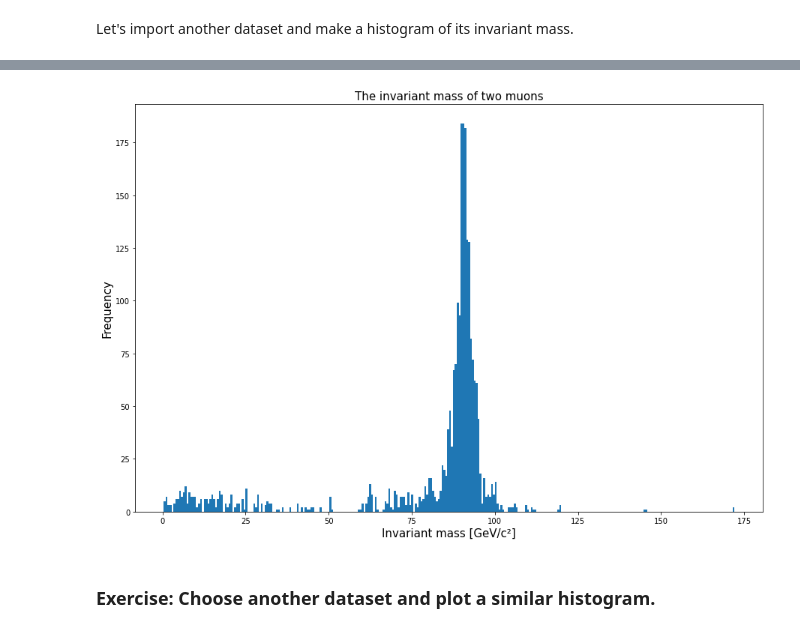
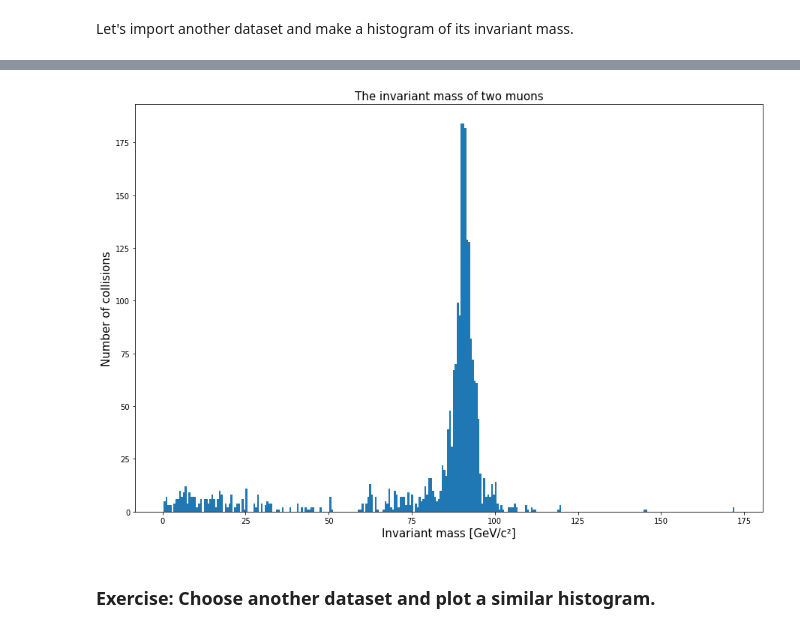
Before and after one commit to opendata-education/en_Workshops, a Jupyter notebook: content/exercises/jupyter-notebook-tutorial.ipynb, the cells around one changed output, grey strips where cells are left out. Drawn from its saved outputs; the diff is of its cells as text; code cells hidden in the pictures.

```diff
--- a/content/exercises/jupyter-notebook-tutorial.ipynb
+++ b/content/exercises/jupyter-notebook-tutorial.ipynb
@@ -146,22 +146,22 @@ two_muons.head()
 # %%
 #Save the invariant mass in a variable
 invariant_mass1 = two_muons['M']
 
 # Plot the histogram with the function hist() of the matplotlib.pyplot module:
 # (http://matplotlib.org/api/pyplot_api.html?highlight=matplotlib.pyplot.hist#matplotlib.pyplot.hist).
 # 'Bins' determines the number of the bins used.
 fig = plt.figure(figsize=(15,10))
 plt.hist(invariant_mass1, bins=300)
 
 # Name the axes and give the title
 plt.xlabel('Invariant mass [GeV/c²]', fontsize=15)
-plt.ylabel('Frequency', fontsize=15)
+plt.ylabel('Number of collisions', fontsize=15)
 plt.title('The invariant mass of two muons', fontsize=15)
 
 # Show the plot.
 plt.show()
 # %% [output]
-[figure, old version]
+[figure, new version]
 # %% [markdown]
 ### Exercise: Choose another dataset and plot a similar histogram.
 # %% [markdown]
```
Also changed, not shown: parts of 2 cells of this notebook.
